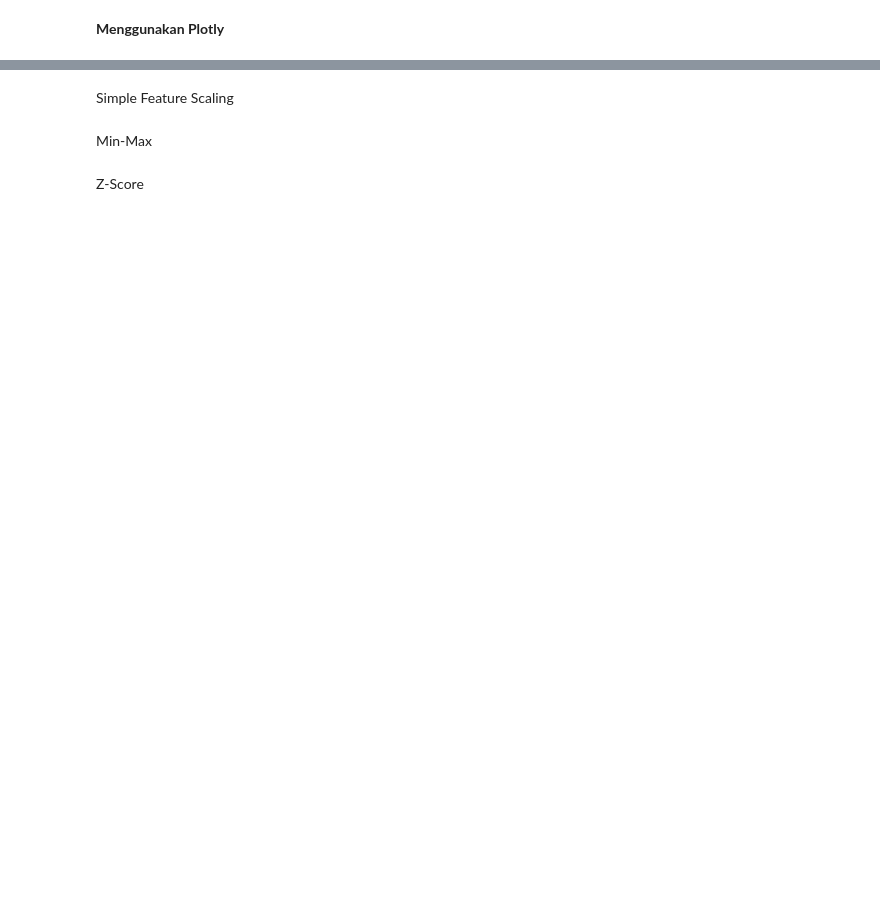
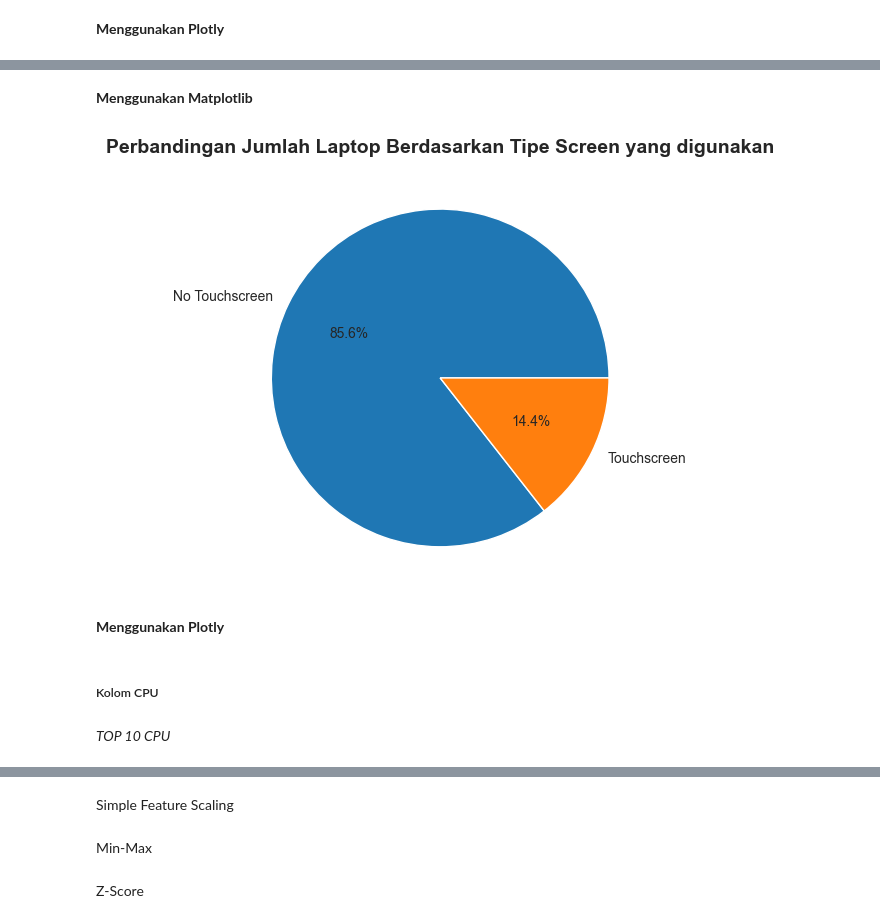
Before and after one commit to indraJuliansyahPutra/Laptop-Price, a Jupyter notebook: visualisasi.ipynb, the cells around one changed output, grey strips where cells are left out. Saved outputs shown, nothing was run; the diff lists cells and outputs as text; code cells hidden in the pictures; blank space fills up the shorter version.

```diff
--- a/visualisasi.ipynb
+++ b/visualisasi.ipynb
@@ -356,0 +434,12 @@ fig.show()
+# %% [markdown]
+**Menggunakan Matplotlib**
+# %%
+touchscreen = laptop.groupby('touchscreen').size().reset_index(name="counts")
+
+plt.pie(touchscreen['counts'], labels=touchscreen['touchscreen'], autopct='%1.1f%%')
+plt.title('Perbandingan Jumlah Laptop Berdasarkan Tipe Screen yang digunakan')
+plt.show()
+# %% [output]
+[figure, added]
+# %% [markdown]
+**Menggunakan Plotly**
@@ -356,0 +450,4 @@ fig.show()
+# %% [markdown]
+##### Kolom CPU
+# %% [markdown]
+*TOP 10 CPU*
```
Also changed, not shown: parts of 57 cells of this notebook.
